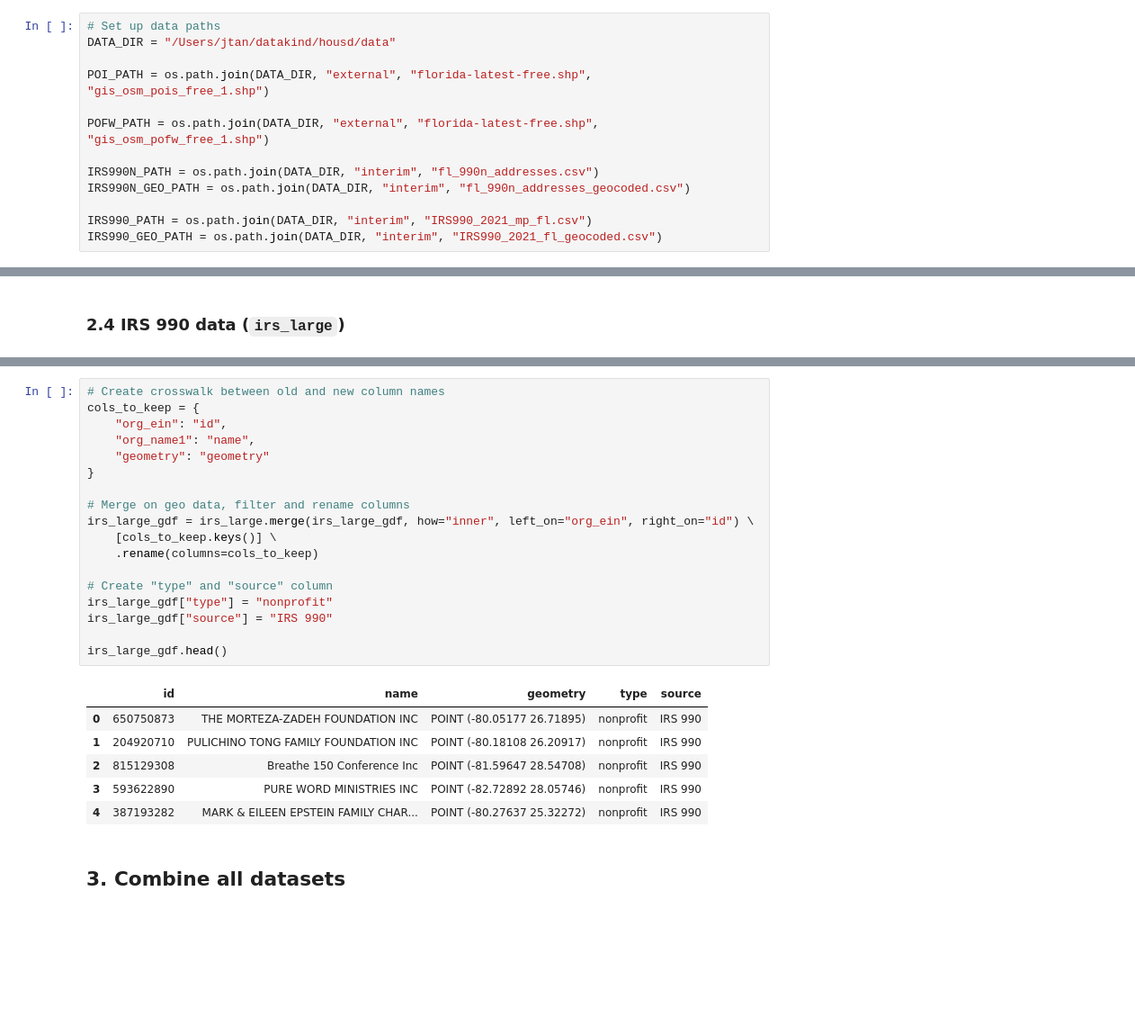
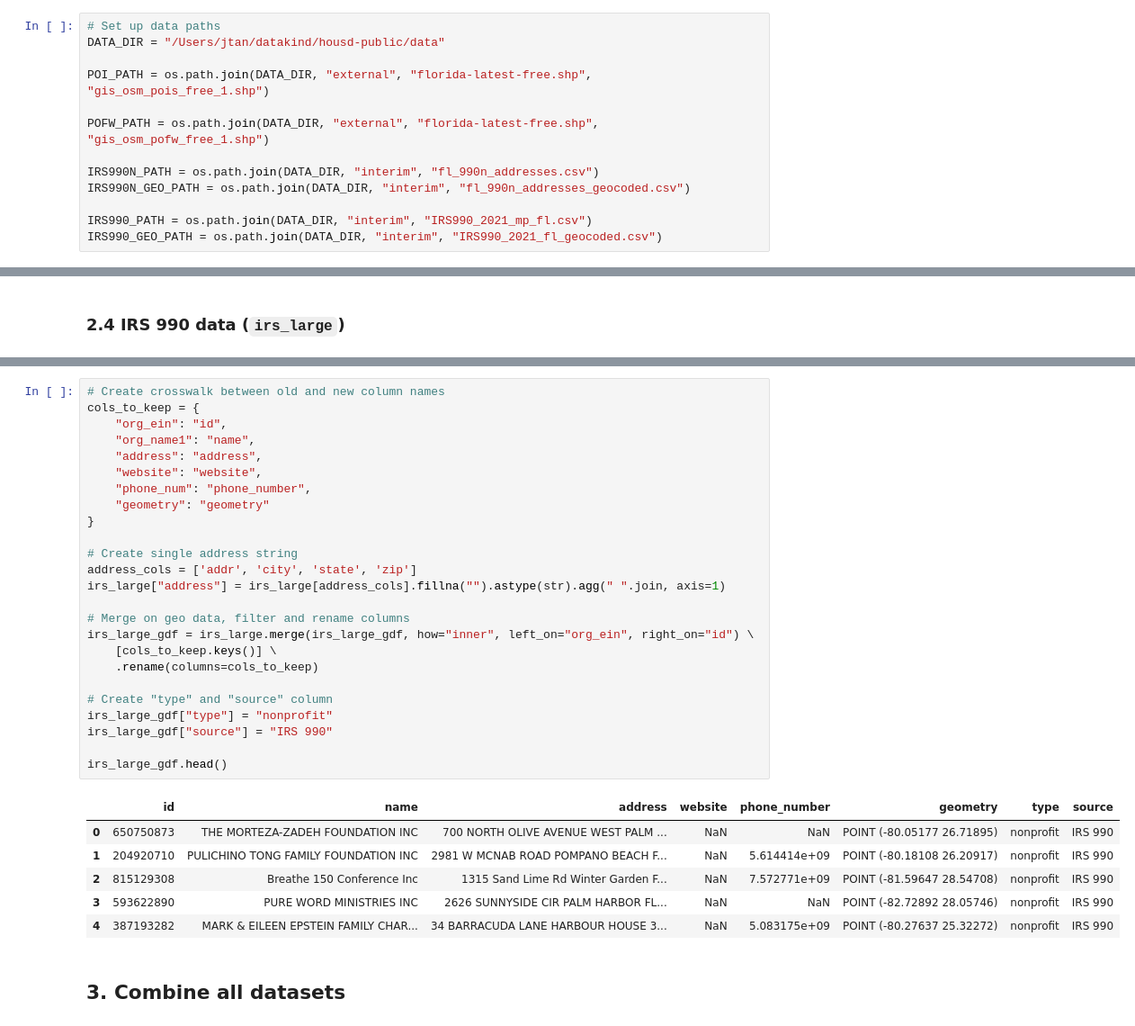
Before and after one commit to datakind/Housd-Project-workstream-3-, a Jupyter notebook: example-notebooks/build-poi-dataset.ipynb, the cells around one changed output, grey strips where cells are left out. Shown at 90% size. Drawn from its saved outputs; the diff is of its cells as text; blank space fills up the shorter version.

```diff
--- a/example-notebooks/build-poi-dataset.ipynb
+++ b/example-notebooks/build-poi-dataset.ipynb
@@ -24,7 +24,7 @@ import geopandas as gpd
 import matplotlib.pyplot as plt
 # %%
 # Set up data paths
-DATA_DIR = "/Users/jtan/datakind/housd/data"
+DATA_DIR = "/Users/jtan/datakind/housd-public/data"
 
 POI_PATH = os.path.join(DATA_DIR, "external", "florida-latest-free.shp", "gis_osm_pois_free_1.shp")
 
@@ -234,28 +268,35 @@ irs_large_gdf.head()
 # %%
 # Create crosswalk between old and new column names
 cols_to_keep = {
     "org_ein": "id",
     "org_name1": "name",
+    "address": "address",
+    "website": "website",
+    "phone_num": "phone_number",
     "geometry": "geometry"
 }
+
+# Create single address string
+address_cols = ['addr', 'city', 'state', 'zip']
+irs_large["address"] = irs_large[address_cols].fillna("").astype(str).agg(" ".join, axis=1)
 
 # Merge on geo data, filter and rename columns
 irs_large_gdf = irs_large.merge(irs_large_gdf, how="inner", left_on="org_ein", right_on="id") \
     [cols_to_keep.keys()] \
     .rename(columns=cols_to_keep)
 
 # Create "type" and "source" column
 irs_large_gdf["type"] = "nonprofit"
 irs_large_gdf["source"] = "IRS 990"
 
 irs_large_gdf.head()
 # %% [output]
-|  | id | name | geometry | type | source |
-| 0 | 650750873 | THE MORTEZA-ZADEH FOUNDATION INC | POINT (-80.05177 26.71895) | nonprofit | IRS 990 |
-| 1 | 204920710 | PULICHINO TONG FAMILY FOUNDATION INC | POINT (-80.18108 26.20917) | nonprofit | IRS 990 |
-| 2 | 815129308 | Breathe 150 Conference Inc | POINT (-81.59647 28.54708) | nonprofit | IRS 990 |
-| 3 | 593622890 | PURE WORD MINISTRIES INC | POINT (-82.72892 28.05746) | nonprofit | IRS 990 |
-| 4 | 387193282 | MARK & EILEEN EPSTEIN FAMILY CHAR... | POINT (-80.27637 25.32272) | nonprofit | IRS 990 |
+|  | id | name | address | website | phone_number | geometry | type | source |
+| 0 | 650750873 | THE MORTEZA-ZADEH FOUNDATION INC | 700 NORTH OLIVE AVENUE WEST PALM ... | NaN | NaN | POINT (-80.05177 26.71895) | nonprofit | IRS 990 |
+| 1 | 204920710 | PULICHINO TONG FAMILY FOUNDATION INC | 2981 W MCNAB ROAD POMPANO BEACH F... | NaN | 5.614414e+09 | POINT (-80.18108 26.20917) | nonprofit | IRS 990 |
+| 2 | 815129308 | Breathe 150 Conference Inc | 1315 Sand Lime Rd Winter Garden F... | NaN | 7.572771e+09 | POINT (-81.59647 28.54708) | nonprofit | IRS 990 |
+| 3 | 593622890 | PURE WORD MINISTRIES INC | 2626 SUNNYSIDE CIR PALM HARBOR FL... | NaN | NaN | POINT (-82.72892 28.05746) | nonprofit | IRS 990 |
+| 4 | 387193282 | MARK & EILEEN EPSTEIN FAMILY CHAR... | 34 BARRACUDA LANE HARBOUR HOUSE 3... | NaN | 5.083175e+09 | POINT (-80.27637 25.32272) | nonprofit | IRS 990 |
 # %% [markdown]
 ## 3. Combine all datasets
 # %%
```
Also changed, not shown: parts of 5 cells of this notebook.
